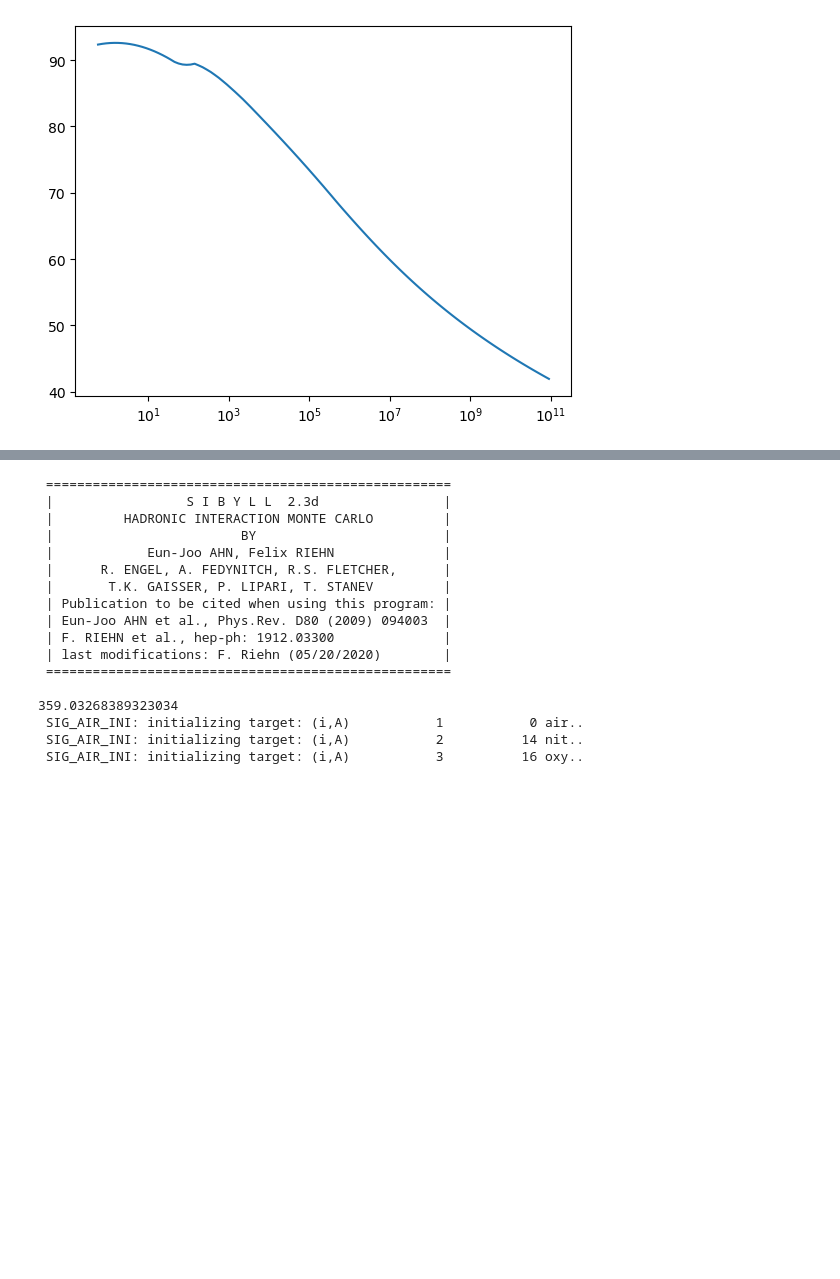
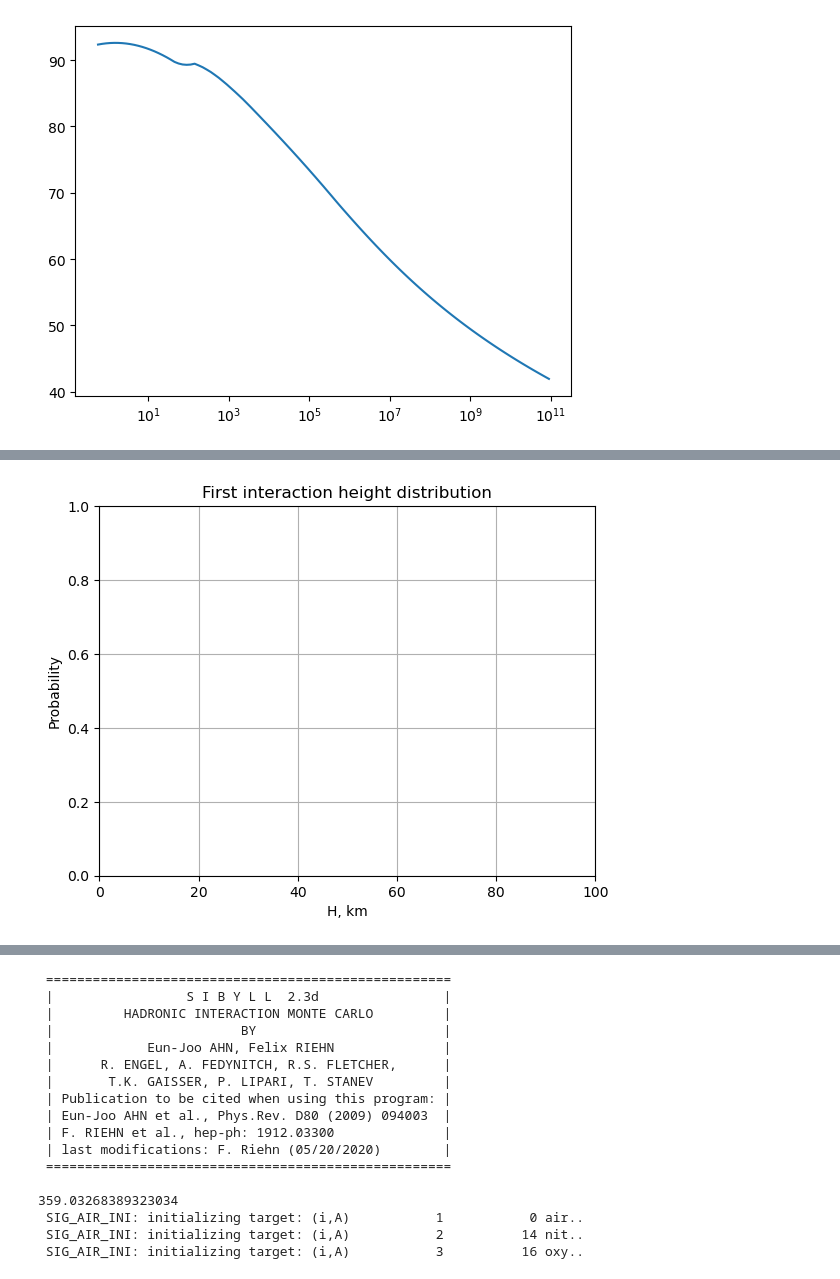
Before and after one commit to jncots/xmax_sigma, a Jupyter notebook: first_interaction/first_interaction.ipynb, the cells around one changed output, grey strips where cells are left out. Drawn from its saved outputs; the diff is of its cells as text; code cells hidden in the pictures; blank space fills up the shorter version.

```diff
--- a/first_interaction/first_interaction.ipynb
+++ b/first_interaction/first_interaction.ipynb
@@ -72,0 +167,15 @@ plt.hist(x, 30, density=True, facecolor='g', alpha=0.75)
+# %%
+plt.xlabel('H, km')
+plt.ylabel('Probability')
+plt.title('First interaction height distribution')
+plt.xlim(0, 100)
+# plt.ylim(0, 0.03)
+plt.grid(True)
+# fig()
+# mesh = ax.pcolormesh(*hist.axes.edges.T, density.T)
+# fig.colorbar(mesh)
+# plt.savefig("simple_density.png")
+
+# plt.semilogy(np.linspace(0,len(hdf5_back.energy_grid.c)),hdf5_back.energy_grid.c)
+# %% [output]
+[figure, added]
```
Also changed, not shown: parts of 10 cells of this notebook, 1 other file.
